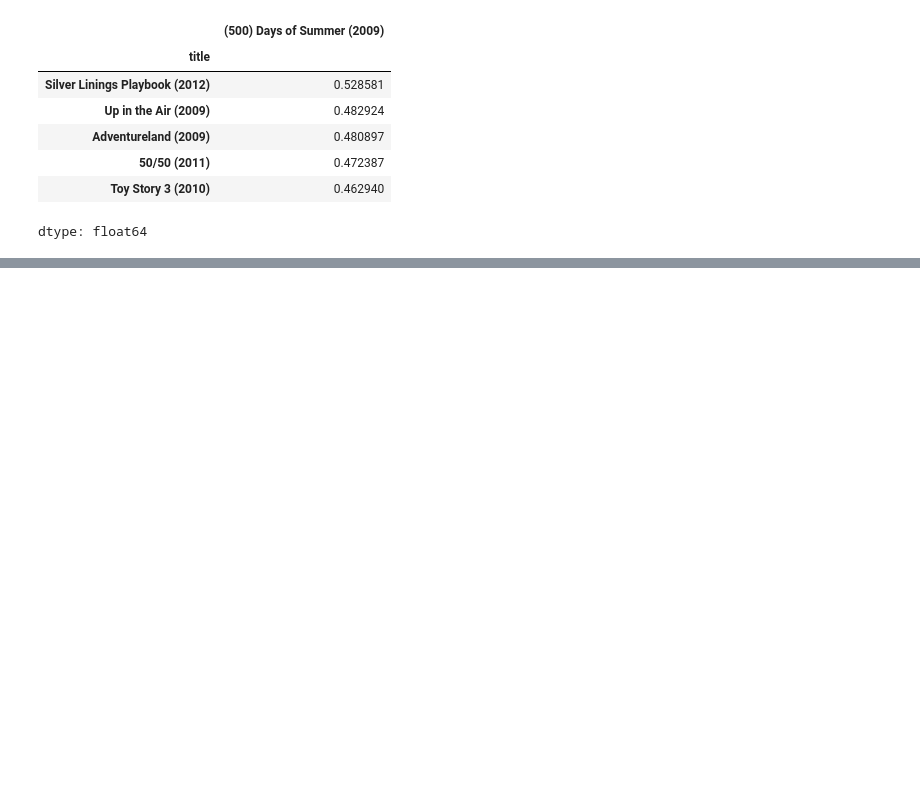
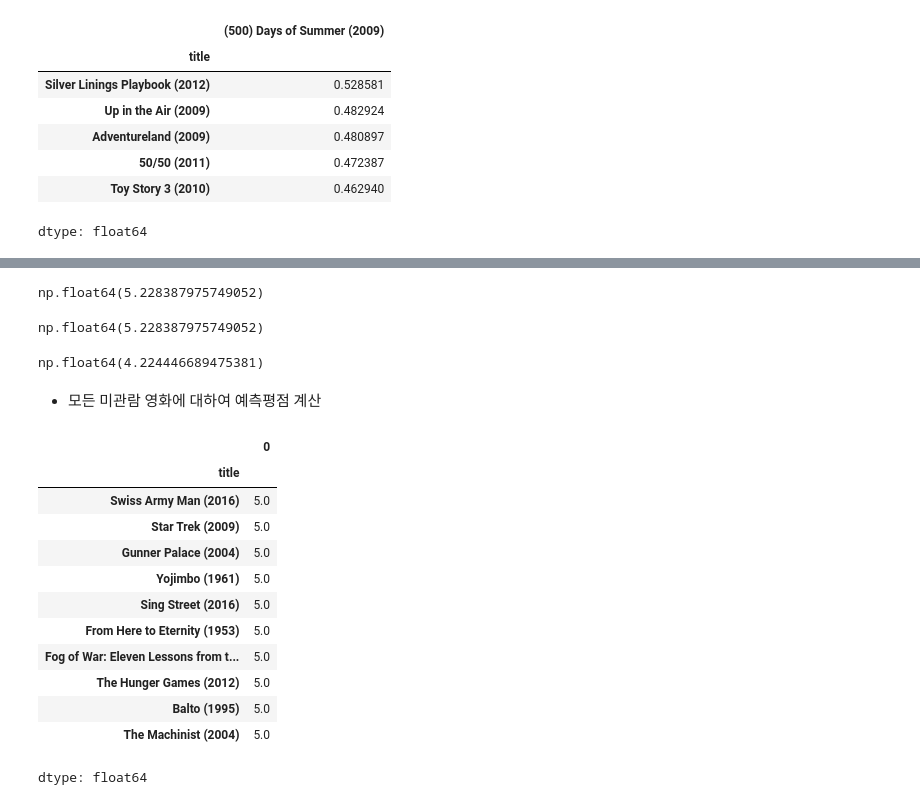
Before and after one commit to gph05010/Daily-Study-Log-TextMining, a Jupyter notebook: TextMining/ex04_유사도_분석.ipynb, the cells around one changed output, grey strips where cells are left out. Cells and saved outputs as stored; diff of their text form; code cells hidden in the pictures; blank space fills up the shorter version.

```diff
--- a/TextMining/ex04_유사도_분석.ipynb
+++ b/TextMining/ex04_유사도_분석.ipynb
@@ -263,0 +296,8 @@ dtype: float64
+# %%
+# 사용자가 이미 본 영화 목록 추출하기
+rated_movies = user1_ratings[user1_ratings > 0].index
+
+# Series.nlargest(n) : 시리즈에서 값이 큰 순서대로 상위 n개의 원소를 반환
+movie_sim = item_sim_df[target_movie]
+top_neighbors = movie_sim[rated_movies].nlargest(5)
+top_neighbors # 이미 본 영화 중, 타겟 영화(미관람)와의 유사도가 높은 5개
@@ -263,0 +328,27 @@ dtype: float64
+# %%
+# 계산 (유사도 X 평점)
+# 유사도
+neighbors_item_sim = top_neighbors.values
+# 평점
+neighbors_item_rating = user1_ratings[top_neighbors.index].values # 이미 본 영화의 이름(top_neighbors.index)을 구하고, 그것의 평점(user1_ratings[top_neighbors.index].values)을 구함
+
+# dot product 계산 : (유사도 X 평점).sum()
+weight_sum = (neighbors_item_sim * neighbors_item_rating).sum()
+weight_sum
+# %% [output]
+np.float64(5.228387975749052)
+# %%
+# np.dot() : 가중합 계산해주는 넘파이 함수
+np.dot(top_neighbors, user1_ratings[top_neighbors.index])
+# %% [output]
+np.float64(5.228387975749052)
+# %%
+# 유사도의 총합으로 나누기 (음수가 존재할 수 있으므로, 절댓값을 취하기)
+nor = top_neighbors.abs().sum()
+# %%
+predict_rating = weight_sum / nor
+predict_rating
+# %% [output]
+np.float64(4.224446689475381)
+# %% [markdown]
+- 모든 미관람 영화에 대하여 예측평점 계산
@@ -263,0 +357,30 @@ dtype: float64
+# %%
+# 미관람 영화 목록
+# user1_ratings[user1_ratings == 0].index
+# 사용자가 이미 본 영화 목록 추출하기
+rated_movies = user1_ratings[user1_ratings > 0].index
+# 예측평점을 넣을 리스트 만들기
+predict_rating_list = []
+# 미관람 영화 선정
+for i in tqdm(user1_ratings[user1_ratings == 0].index):
+  movie_sim = item_sim_df[i]
+  top_neighbors = movie_sim[rated_movies].nlargest(5)
+  predict_rating = np.dot(top_neighbors, user1_ratings[top_neighbors.index]) / top_neighbors.abs().sum()
+  predict_rating_list.append(predict_rating)
+
+predict_rating_series = pd.Series(predict_rating_list, index=user1_ratings[user1_ratings == 0].index)
+predict_rating_series.sort_values(ascending=False).head(10)
+# %% [output]
+|  | 0 |
+| title |  |
+| Swiss Army Man (2016) | 5.0 |
+| Star Trek (2009) | 5.0 |
+| Gunner Palace (2004) | 5.0 |
+| Yojimbo (1961) | 5.0 |
+| Sing Street (2016) | 5.0 |
+| From Here to Eternity (1953) | 5.0 |
+| Fog of War: Eleven Lessons from t... | 5.0 |
+| The Hunger Games (2012) | 5.0 |
+| Balto (1995) | 5.0 |
+| The Machinist (2004) | 5.0 |
+dtype: float64
```
Also changed, not shown: parts of 12 cells of this notebook.
